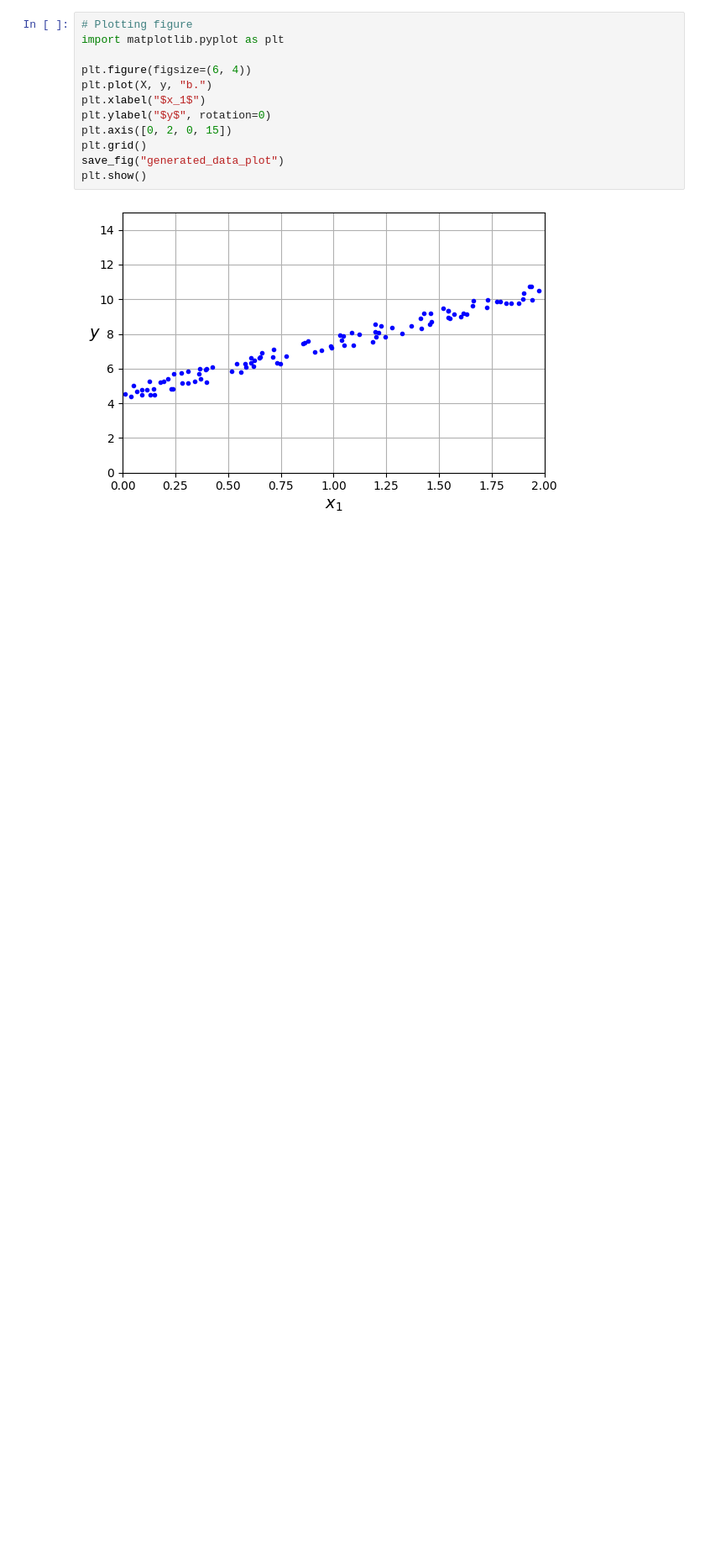
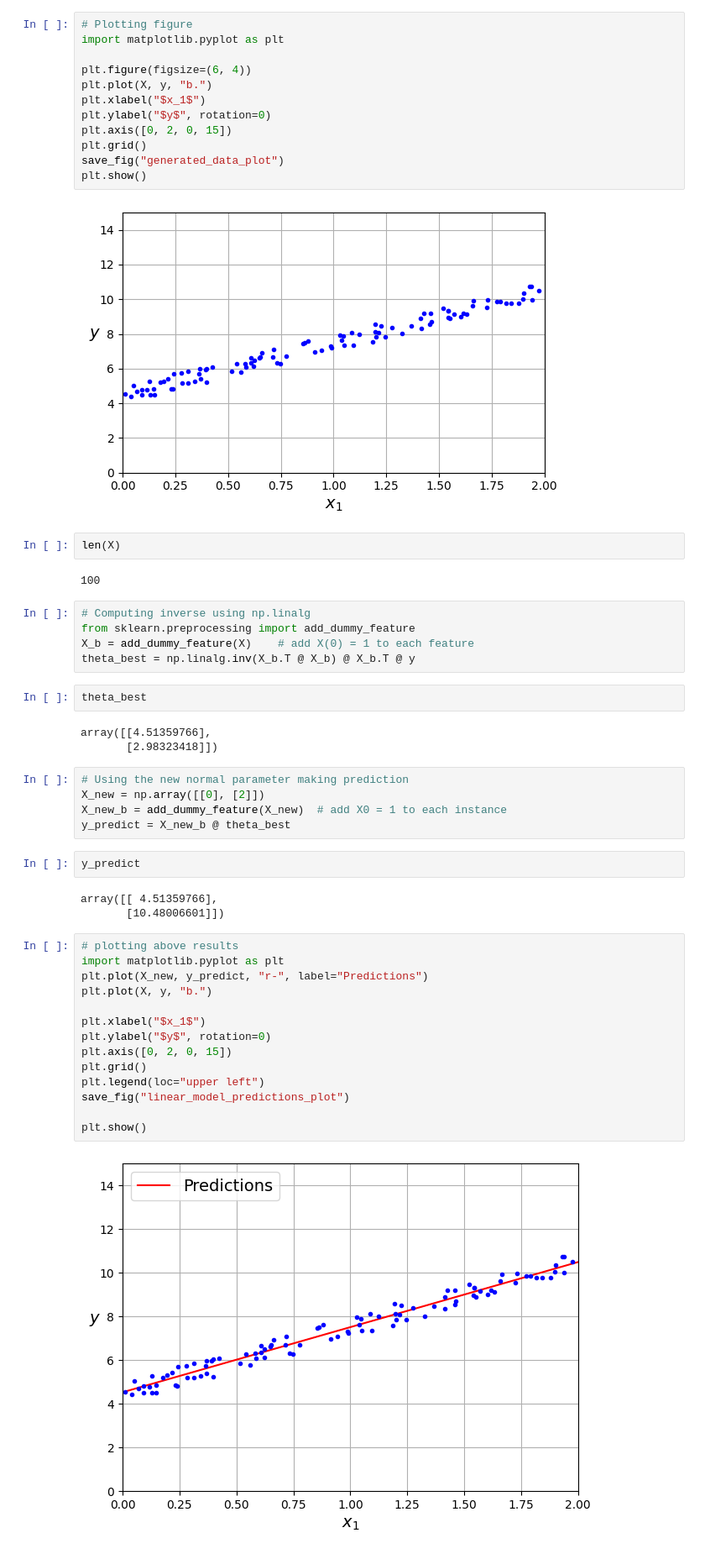
Before and after one commit to iamdurgesh/ML-Projects-By-Topic, a Jupyter notebook: trainingModels.ipynb, the cells around one changed output. Shown: that part at 84% size. Saved outputs shown, nothing was run; the diff lists cells and outputs as text; blank space fills up the shorter version.

Commit message:
# Prediction using core concepts

```diff
--- a/trainingModels.ipynb
+++ b/trainingModels.ipynb
@@ -44,3 +46,43 @@ save_fig("generated_data_plot")
 plt.show()
 # %% [output]
 [figure]
+# %%
+len(X)
+# %% [output]
+100
+# %%
+# Computing inverse using np.linalg
+from sklearn.preprocessing import add_dummy_feature
+X_b = add_dummy_feature(X)    # add X(0) = 1 to each feature
+theta_best = np.linalg.inv(X_b.T @ X_b) @ X_b.T @ y
+# %%
+theta_best
+# %% [output]
+array([[4.51359766],
+       [2.98323418]])
+# %%
+# Using the new normal parameter making prediction
+X_new = np.array([[0], [2]])
+X_new_b = add_dummy_feature(X_new)  # add X0 = 1 to each instance
+y_predict = X_new_b @ theta_best
+# %%
+y_predict
+# %% [output]
+array([[ 4.51359766],
+       [10.48006601]])
+# %%
+# plotting above results
+import matplotlib.pyplot as plt
+plt.plot(X_new, y_predict, "r-", label="Predictions")
+plt.plot(X, y, "b.")
+
+plt.xlabel("$x_1$")
+plt.ylabel("$y$", rotation=0)
+plt.axis([0, 2, 0, 15])
+plt.grid()
+plt.legend(loc="upper left")
+save_fig("linear_model_predictions_plot")
+
+plt.show()
+# %% [output]
+[figure, added]
```
Also changed, not shown: parts of 1 cell of this notebook.
